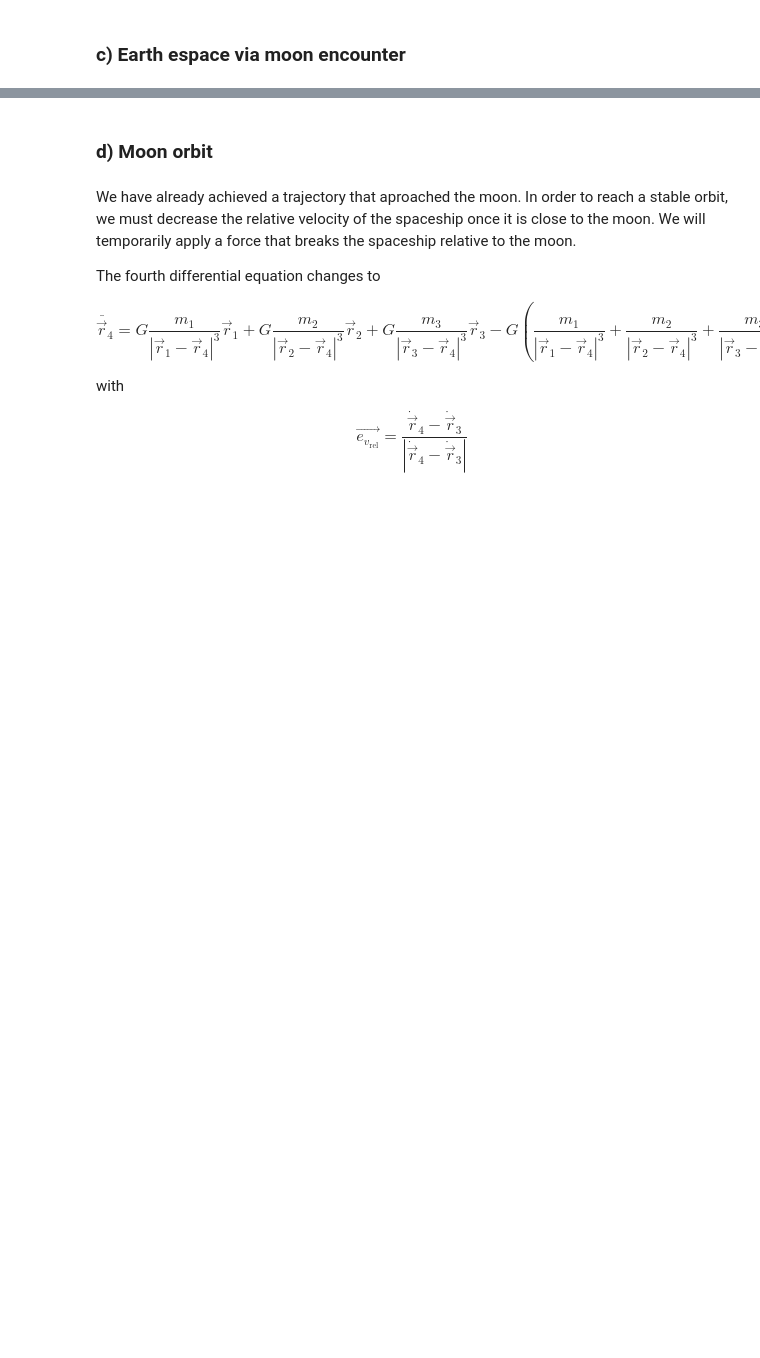
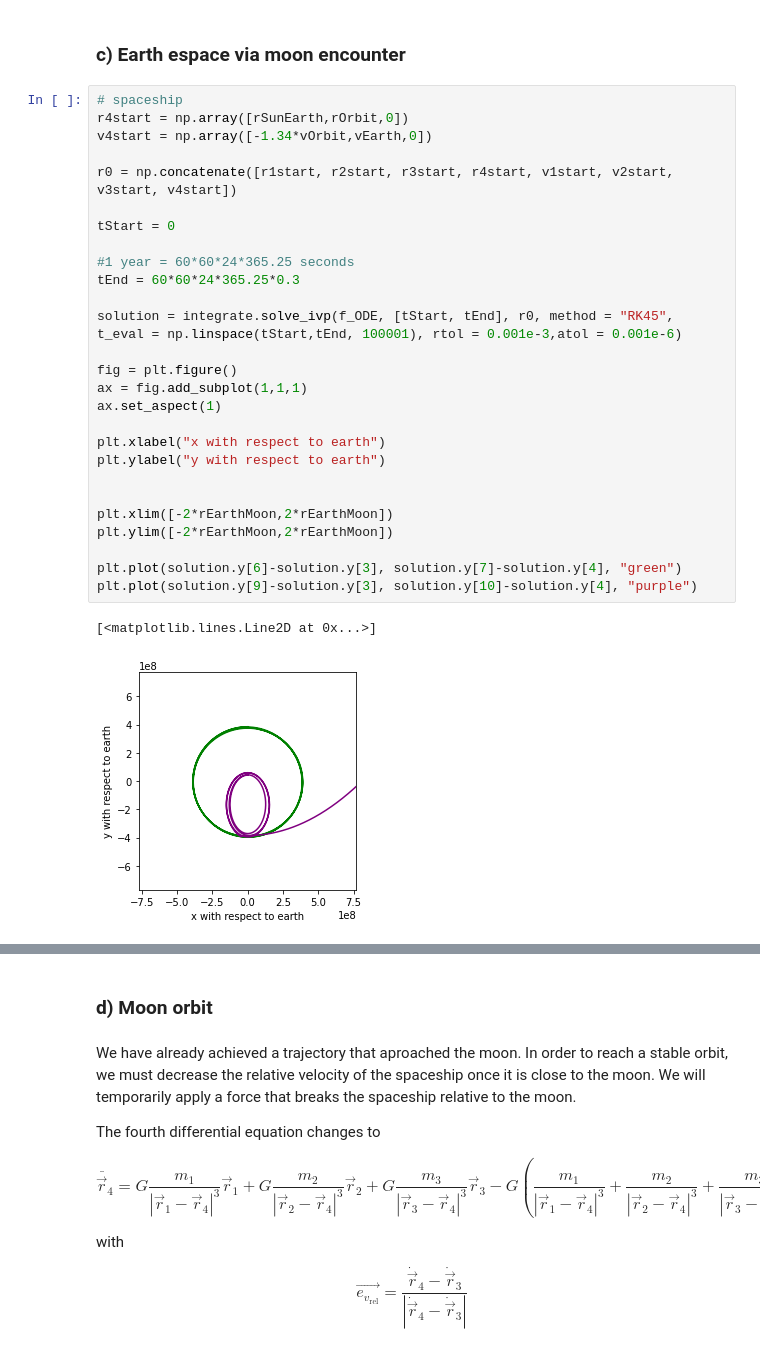
Before and after one commit to Xavier-ML/Computational-Physics-with-Python, a Jupyter notebook: 07d_Mutidimensional_3_body_template.ipynb, the cells around one changed output, grey strips where cells are left out. Drawn from its saved outputs; the diff is of its cells as text; blank space fills up the shorter version.

```diff
--- a/07d_Mutidimensional_3_body_template.ipynb
+++ b/07d_Mutidimensional_3_body_template.ipynb
@@ -406,2 +406,32 @@ plt.plot(solution.t/(60*60*24*365.25), np.linalg.norm(solution.y[9:12]-solution.
 # %% [markdown]
 ### c) Earth espace via moon encounter
+# %%
+# spaceship
+r4start = np.array([rSunEarth,rOrbit,0])
+v4start = np.array([-1.34*vOrbit,vEarth,0])
+
+r0 = np.concatenate([r1start, r2start, r3start, r4start, v1start, v2start, v3start, v4start])
+
+tStart = 0
+
+#1 year = 60*60*24*365.25 seconds
+tEnd = 60*60*24*365.25*0.3
+
+solution = integrate.solve_ivp(f_ODE, [tStart, tEnd], r0, method = "RK45", t_eval = np.linspace(tStart,tEnd, 100001), rtol = 0.001e-3,atol = 0.001e-6)
+
+fig = plt.figure()
+ax = fig.add_subplot(1,1,1)
+ax.set_aspect(1)
+
+plt.xlabel("x with respect to earth")
+plt.ylabel("y with respect to earth")
+
+
+plt.xlim([-2*rEarthMoon,2*rEarthMoon])
+plt.ylim([-2*rEarthMoon,2*rEarthMoon])
+
+plt.plot(solution.y[6]-solution.y[3], solution.y[7]-solution.y[4], "green")
+plt.plot(solution.y[9]-solution.y[3], solution.y[10]-solution.y[4], "purple")
+# %% [output]
+[<matplotlib.lines.Line2D at 0x...>]
+[figure, added]
```
Also changed, not shown: parts of 7 cells of this notebook.
